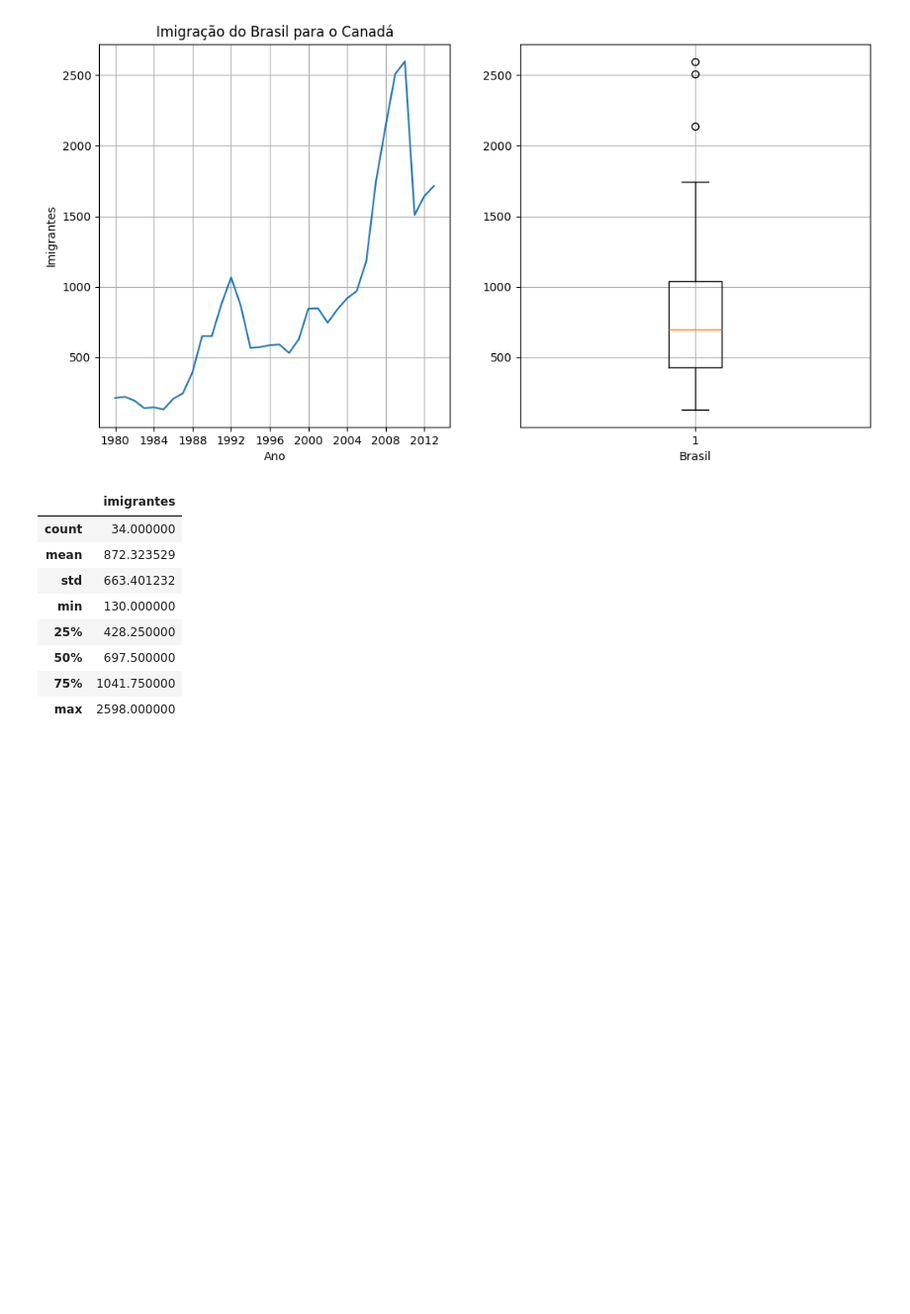
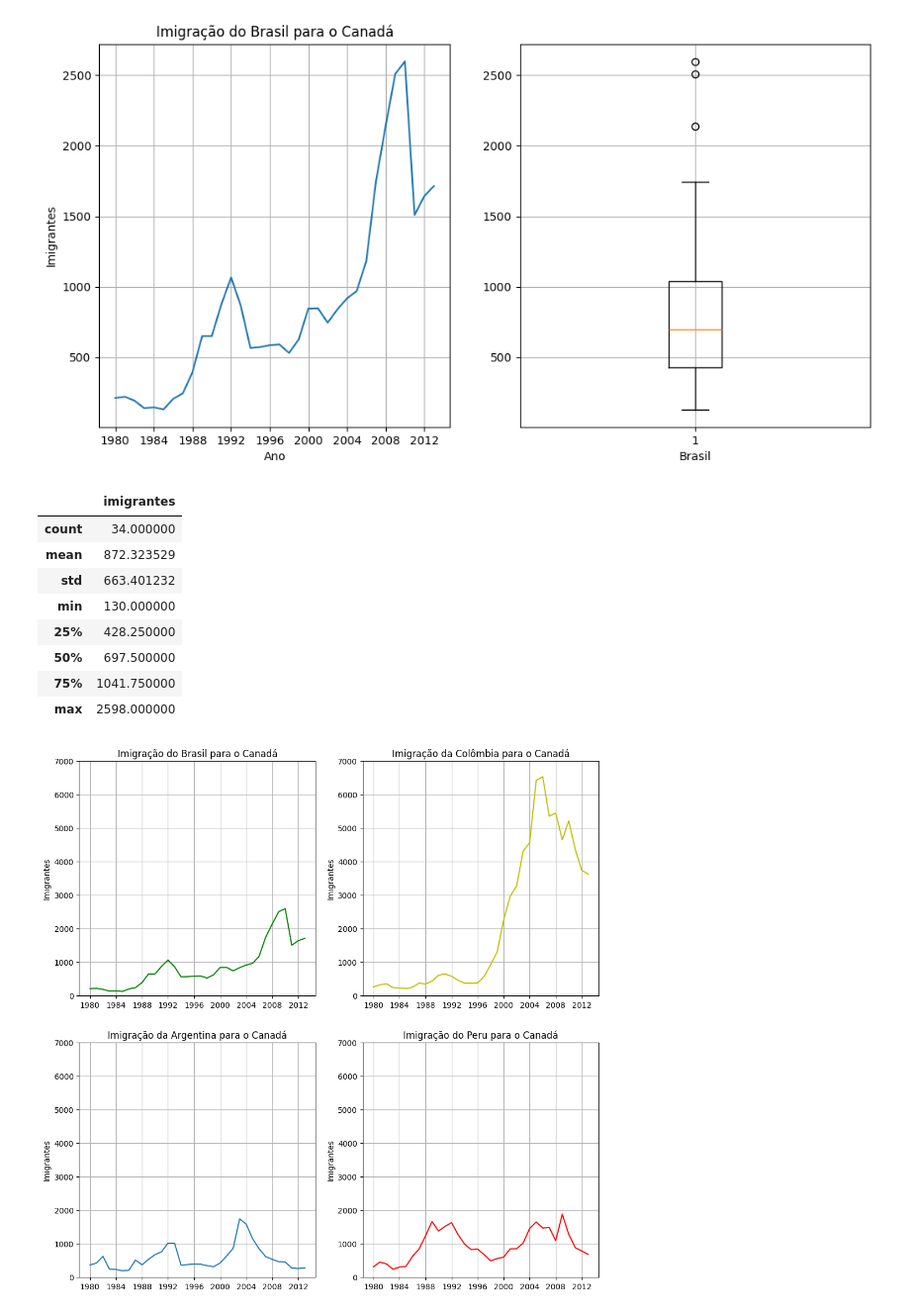
Before and after one commit to edupmon/alura, a Jupyter notebook: data-science/data-viz-python/data-viz-python.ipynb, the cells around one changed output. Shown at 99% size. Drawn from its saved outputs; the diff is of its cells as text; code cells hidden in the pictures; blank space fills up the shorter version.

```diff
--- a/data-science/data-viz-python/data-viz-python.ipynb
+++ b/data-science/data-viz-python/data-viz-python.ipynb
@@ -125,3 +125,37 @@ df_br.describe()
 | 50% | 697.500000 |
 | 75% | 1041.750000 |
 | max | 2598.000000 |
+# %%
+fig, ax = plt.subplots(2, 2, figsize=(12, 12))
+
+ax[0,0].plot(df.loc['Brasil', intervalo], color='g')
+ax[0,0].xaxis.set_major_locator(plt.MultipleLocator(4))
+ax[0,0].set_title('Imigração do Brasil para o Canadá')
+ax[0,0].set_ylabel('Imigrantes')
+ax[0,0].set_ylim(0, 7000)
+ax[0,0].grid()
+
+ax[0,1].plot(df.loc['Colômbia', intervalo], color='y')
+ax[0,1].xaxis.set_major_locator(plt.MultipleLocator(4))
+ax[0,1].set_title('Imigração da Colômbia para o Canadá')
+ax[0,1].set_ylabel('Imigrantes')
+ax[0,1].set_ylim(0, 7000)
+ax[0,1].grid()
+
+ax[1,0].plot(df.loc['Argentina', intervalo])
+ax[1,0].xaxis.set_major_locator(plt.MultipleLocator(4))
+ax[1,0].set_title('Imigração da Argentina para o Canadá')
+ax[1,0].set_ylabel('Imigrantes')
+ax[1,0].set_ylim(0, 7000)
+ax[1,0].grid()
+
+ax[1,1].plot(df.loc['Peru', intervalo], color='r')
+ax[1,1].xaxis.set_major_locator(plt.MultipleLocator(4))
+ax[1,1].set_title('Imigração do Peru para o Canadá')
+ax[1,1].set_ylabel('Imigrantes')
+ax[1,1].set_ylim(0, 7000)
+ax[1,1].grid()
+
+plt.show()
+# %% [output]
+[figure, added]
```
Also changed, not shown: parts of 4 cells of this notebook.
